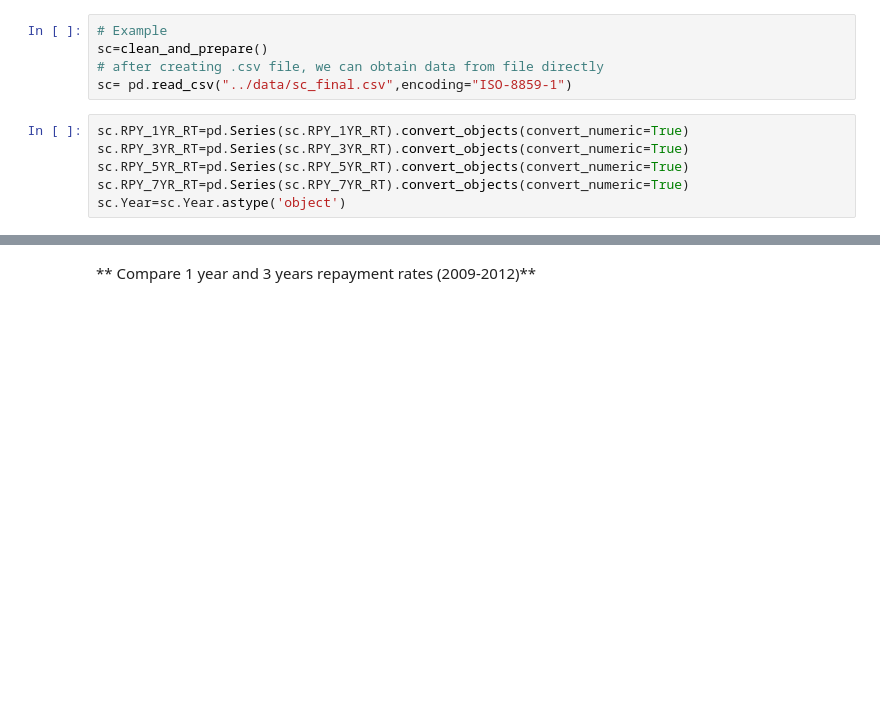
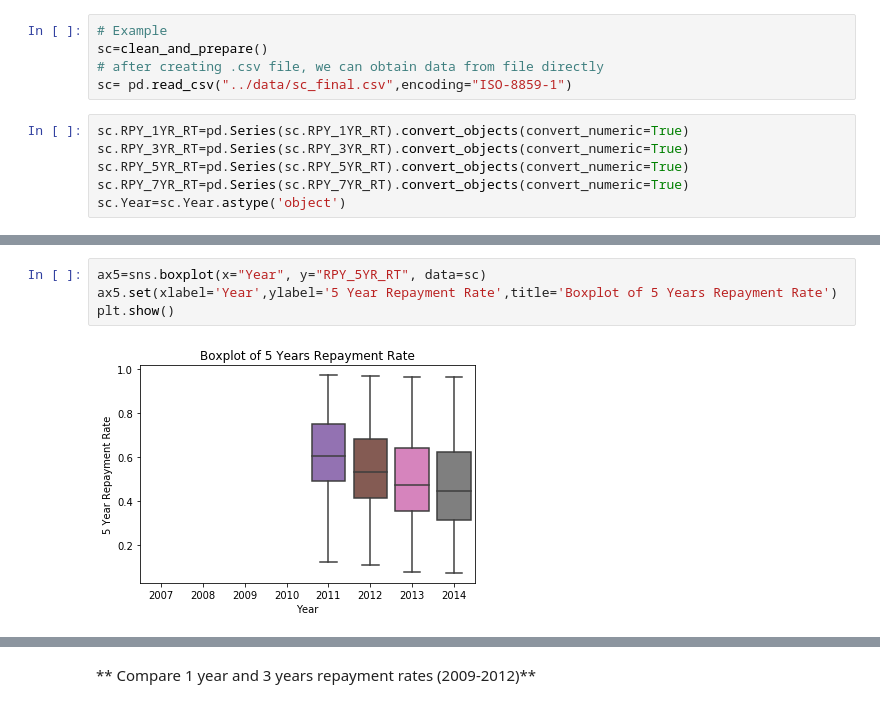
Before and after one commit to UNCG-CSE/Uni-X, a Jupyter notebook: codes/plots for repayment.ipynb, the cells around one changed output, grey strips where cells are left out. Saved outputs shown, nothing was run; the diff lists cells and outputs as text; blank space fills up the shorter version.

```diff
--- a/codes/plots for repayment.ipynb
+++ b/codes/plots for repayment.ipynb
@@ -94,0 +88,6 @@ plt.show()
+# %%
+ax5=sns.boxplot(x="Year", y="RPY_5YR_RT", data=sc)
+ax5.set(xlabel='Year',ylabel='5 Year Repayment Rate',title='Boxplot of 5 Years Repayment Rate')
+plt.show()
+# %% [output]
+[figure, added]
```
Also changed, not shown: parts of 19 cells of this notebook, 1 other file.
